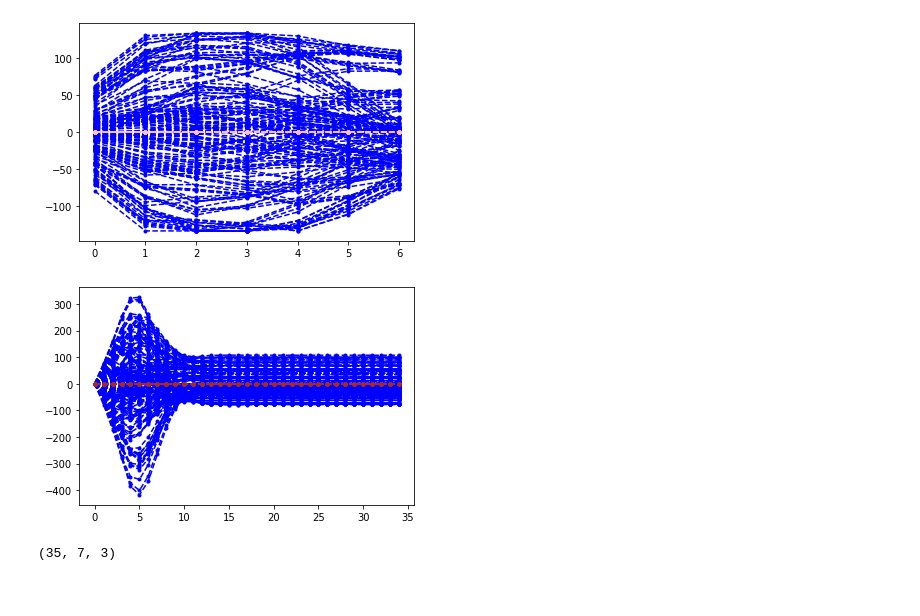
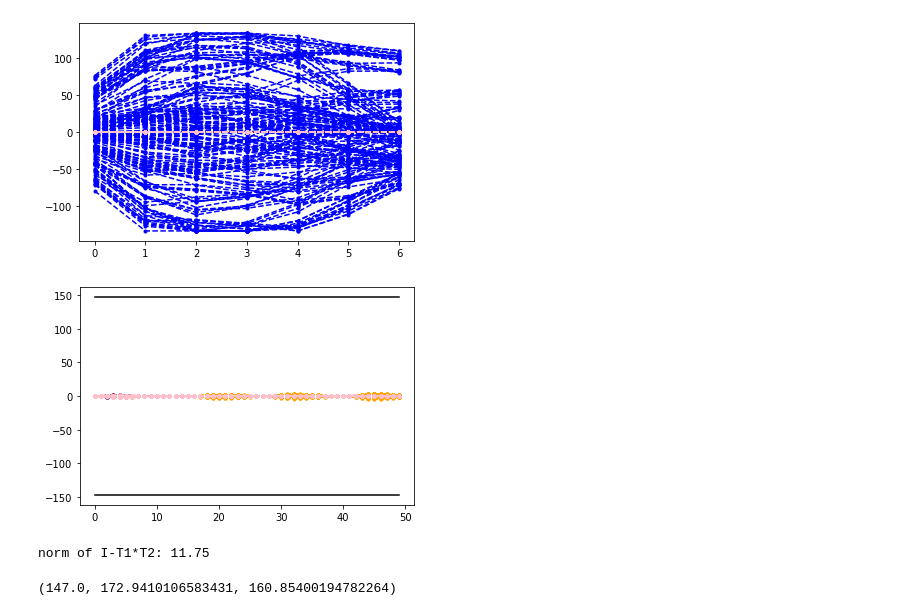
Before and after one commit to rconan/SIMCEO, a Jupyter notebook: shAcO_rec_reg.ipynb, the cells around one changed output. Drawn from its saved outputs; the diff is of its cells as text; code cells hidden in the pictures.

```diff
--- a/shAcO_rec_reg.ipynb
+++ b/shAcO_rec_reg.ipynb
@@ -459,29 +564,32 @@ plt.show()
 # %%
 import matplotlib.pyplot as plt
 
 BM_ = sim.logs.entries['SHAcO']['M1 BM'].timeSeries
 for kseg in range(6):
     plt.plot(bm2Fz_oa.dot(BM_[1][kseg,:,:]).T,'--.',color=colors[kseg])
-plt.plot(bm2Fz_cs.dot(BM[1][6,:,:]).T,'--.',color=colors[6])
-plt.plot(max_Fz*np.ones(BM[0].shape),'k')
-plt.plot(-max_Fz*np.ones(BM[0].shape),'k')
+plt.plot(bm2Fz_cs.dot(BM_[1][6,:,:]).T,'--.',color=colors[6])
+plt.plot(max_Fz*np.ones(BM_[0].shape),'k')
+plt.plot(-max_Fz*np.ones(BM_[0].shape),'k')
 plt.show()
 # %% [output]
-[figure, old version]
+[figure, new version]
-# %%
-X_timeseries = sim.logs.entries['SHAcO_debug']['x_hat'].timeSeries
-
-isample = X_timeseries[0]
-# Indices for M1 states
-indX = np.reshape(np.arange(X_timeseries[1].shape[1]), [7, 6 + 6 + n_bm])
-i1,i2,i3,i4,i5 = np.split(indX,[3, 6, 9, 12], axis=1)
-
-xM1_Txyz = X_timeseries[1][:,np.reshape(i1,[7,3])]
-xM1_Rxyz = X_timeseries[1][:,np.reshape(i2,[7,3])]
-xM2_Txyz = X_timeseries[1][:,np.reshape(i3,[7,3])]
-xM2_Rxyz = X_timeseries[1][:,np.reshape(i4,[7,3])]
-xM1_BM = X_timeseries[1][:,np.reshape(i5,[7,n_bm])]
-
-xM1_Txyz.shape
-# %% [output]
-(35, 7, 3)
+# %%
+#U_sat.shape, Fz2bm.shape, bm_sat.shape
+_U,s_oa,V_oaT = np.linalg.svd(Afz['outer'],0)
+isigma = np.zeros_like(s_oa)
+n_bm = 27
+isigma[:n_bm] = 1/s_oa[:n_bm]
+
+T1 = np.dot(V_oaT.T, np.diag(isigma))
+T2 = np.dot(np.diag(s_oa),V_oaT)
+print('norm of I-T1*T2: %0.4g'%np.linalg.norm(np.eye(165)-T1.dot(T2)))
+
+U_ = bm2Fz_oa.dot(BM_[1][0,:,4])
+U_sat = np.clip(U_, -np.array([max_Fz]*bm2Fz_oa.shape[0]), np.array([max_Fz]*bm2Fz_oa.shape[0]))
+bm_sat = T2.dot(U_sat)
+bm_sat_reg = np.zeros_like(s_oa)
+bm_sat_reg[:n_bm] = bm_sat[:n_bm]
+max(U_sat), max(U_), max(T1.dot(bm_sat))
+# %% [output]
+norm of I-T1*T2: 11.75
+(147.0, 172.9410106583431, 160.85400194782264)
```
Also changed, not shown: parts of 50 cells of this notebook, 15 other files.
